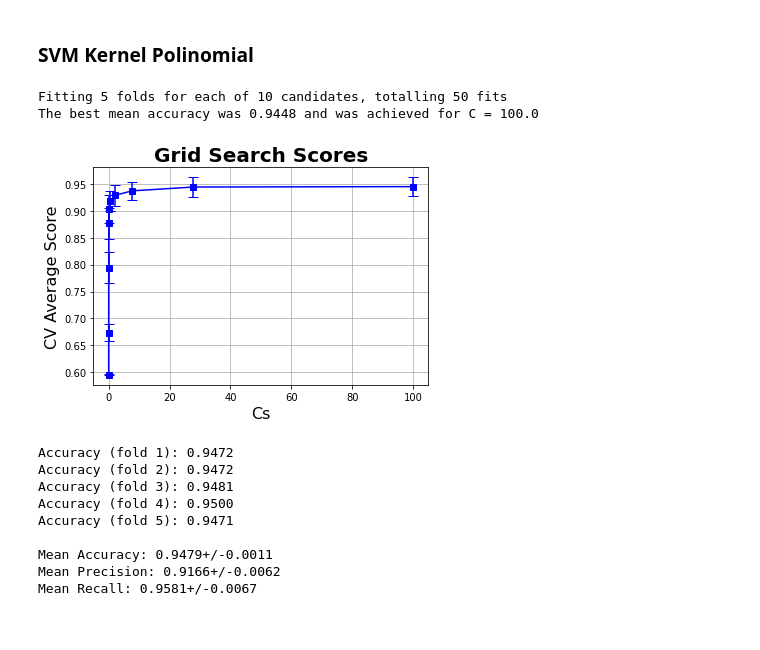
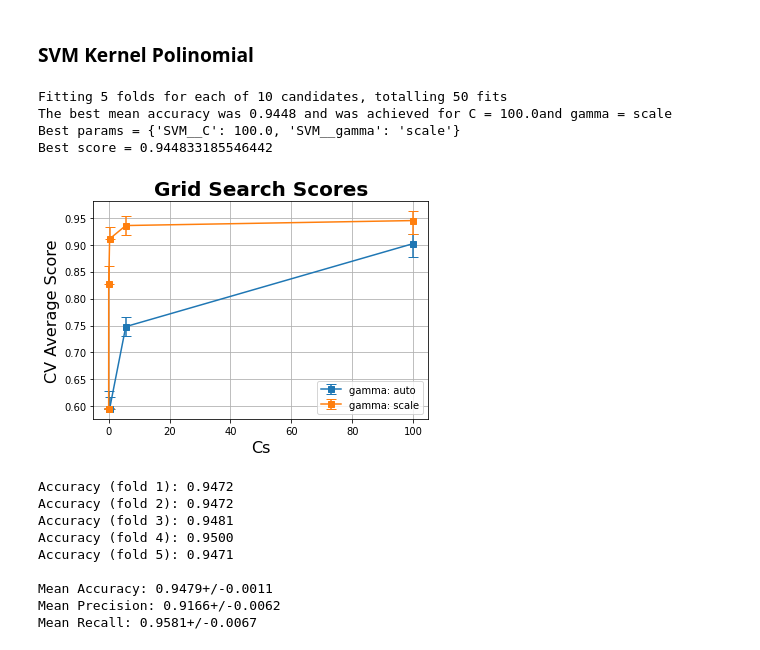
Before and after one commit to vcaitite/machine-learning-exercises, a Jupyter notebook: TP1/Trabalho Prático 1 - Classificação de Exoplanetas.ipynb, the cells around one changed output. Saved outputs shown, nothing was run; the diff lists cells and outputs as text; code cells hidden in the pictures.

```diff
--- a/TP1/Trabalho Prático 1 - Classificação de Exoplanetas.ipynb
+++ b/TP1/Trabalho Prático 1 - Classificação de Exoplanetas.ipynb
@@ -234,7 +264,7 @@ plt.show()
 # %% [markdown]
 ### SVM Kernel Linear
 # %%
-lst = np.logspace(-3, 2, 10)
+lst = np.logspace(-3, 2, 50)
 # Grid Search application
 grid_params_svm = [{'SVM__C': lst}]
 pipe_svm = Pipeline([('scaler',  MinMaxScaler()),
@@ -269,19 +299,41 @@ Mean Recall: 0.9602+/-0.0048
 [figure]
 # %% [markdown]
 ### SVM Kernel Sigmoid
+# %%
+def plot_grid_search_2_params(searcher, grid_param_1, grid_param_2, name_param_1, name_param_2):
+    scores_mean = searcher.cv_results_['mean_test_score']
+    scores_mean = np.array(scores_mean).reshape(len(grid_param_1), len(grid_param_2)).T
+    scores_sd = searcher.cv_results_['std_test_score']
+    scores_sd = np.array(scores_sd).reshape(len(grid_param_1), len(grid_param_2)).T
+    print('Best params = {}'.format(searcher.best_params_))
+    print('Best score = {}'.format(scores_mean.max()))
+    _, ax = plt.subplots(1,1)
+
+    # Param1 is the X-axis, Param 2 is represented as a different curve (color line)
+    for idx, val in enumerate(grid_param_2):
+        ax.errorbar(grid_param_1, scores_mean[idx, :], scores_sd, marker='s', capsize=5, label=name_param_2 + ': ' + str(val))
+
+    ax.tick_params(axis='x')
+    ax.set_title("Grid Search Scores", fontsize=20, fontweight='bold')
+    ax.set_xlabel(name_param_1, fontsize=16)
+    ax.set_ylabel('CV Average Score', fontsize=16)
+    ax.grid('on')
+    ax.legend(loc='best')
 # %%
-lst = np.logspace(-3, 2, 10)
+lst = np.logspace(-3, 2, 50)
 # Grid Search application
-grid_params_svm = [{'SVM__C': lst}]
+grid_params_svm = [{'SVM__C': lst,
+                   'SVM__gamma' : ['auto', 'scale']}]
 pipe_svm = Pipeline([('scaler',  MinMaxScaler()),
-            ('SVM', svm.SVC(kernel="sigmoid", gamma='scale'))])
+            ('SVM', svm.SVC(kernel="sigmoid"))])
 clf = GridSearchCV(pipe_svm, grid_params_svm , scoring='accuracy', refit=True, cv=5, verbose=1)
 # Run fit with all sets of parameters.
 clf.fit(X, y)
 # Results of Grid Search
 C  = clf.best_params_['SVM__C']
+gamma = clf.best_params_['SVM__gamma']
 score = clf.best_score_
-print("The best mean accuracy was " + '{:.4f}'.format(score) + " and was achieved for C = " + str(C) )
-plot_grid_search(clf.cv_results_, lst, 'Cs')
+print("The best mean accuracy was " + '{:.4f}'.format(score) + " and was achieved for C = " + str(C) + "and gamma = " + str(gamma) )
+plot_grid_search_2_params(clf, lst, ['auto', 'scale'], 'Cs', 'gamma')
 # %% [output]
 Fitting 5 folds for each of 10 candidates, totalling 50 fits
@@ -306,22 +360,26 @@ Mean Recall: 0.5881+/-0.0330
 # %% [markdown]
 ### SVM Kernel Polinomial
 # %%
-lst = np.logspace(-3, 2, 10)
+lst = np.logspace(-3, 2, 50)
 # Grid Search application
-grid_params_svm = [{'SVM__C': lst}]
+grid_params_svm = [{'SVM__C': lst,
+                   'SVM__gamma' : ['auto', 'scale']}]
 pipe_svm = Pipeline([('scaler',  MinMaxScaler()),
             ('SVM', svm.SVC(kernel="poly", gamma='scale'))])
 clf = GridSearchCV(pipe_svm, grid_params_svm , scoring='accuracy', refit=True, cv=5, verbose=1)
 # Run fit with all sets of parameters.
 clf.fit(X, y)
 # Results of Grid Search
 C  = clf.best_params_['SVM__C']
+gamma = clf.best_params_['SVM__gamma']
 score = clf.best_score_
-print("The best mean accuracy was " + '{:.4f}'.format(score) + " and was achieved for C = " + str(C) )
-plot_grid_search(clf.cv_results_, lst, 'Cs')
+print("The best mean accuracy was " + '{:.4f}'.format(score) + " and was achieved for C = " + str(C) + "and gamma = " + str(gamma) )
+plot_grid_search_2_params(clf, lst, ['auto', 'scale'], 'Cs', 'gamma')
 # %% [output]
 Fitting 5 folds for each of 10 candidates, totalling 50 fits
-The best mean accuracy was 0.9448 and was achieved for C = 100.0
+The best mean accuracy was 0.9448 and was achieved for C = 100.0and gamma = scale
+Best params = {'SVM__C': 100.0, 'SVM__gamma': 'scale'}
+Best score = 0.944833185546442
-[figure, old version]
+[figure, new version]
 # %%
 model = svm.SVC
```
Also changed, not shown: parts of 32 cells of this notebook.
